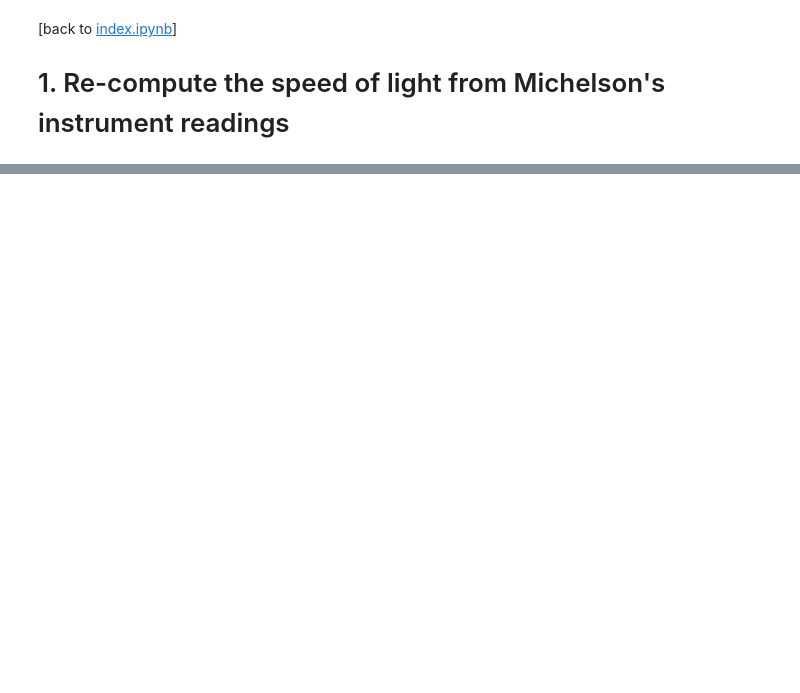
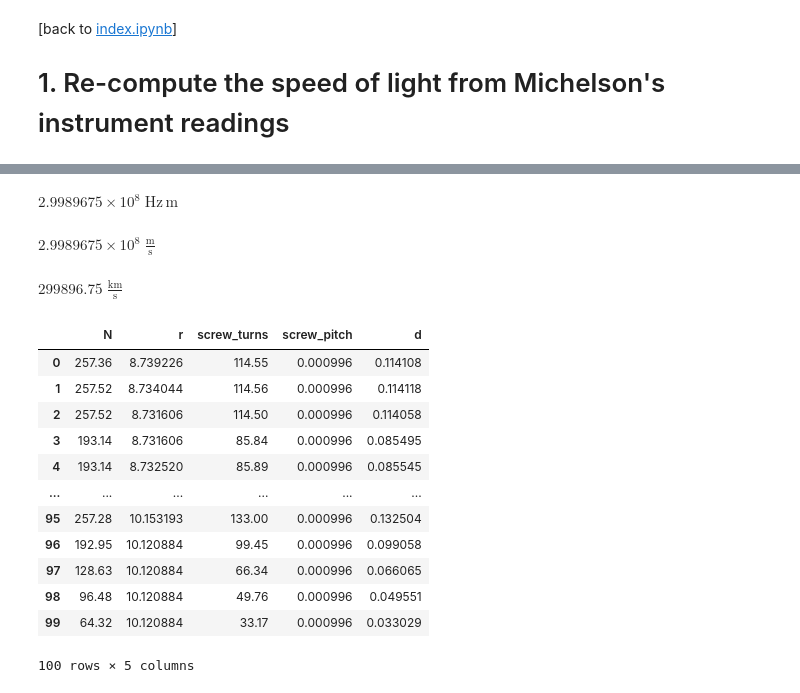
Before and after one commit to fangohr/2026-08-tutorial-entities-european-school-on-magnetism, a Jupyter notebook: notebooks/1-compute-speed-from-entities.ipynb, the cells around one changed output, grey strips where cells are left out. Cells and saved outputs as stored; diff of their text form; code cells hidden in the pictures; blank space fills up the shorter version.

Commit message:
notes as completed during interactive lecture
- minor additional comments added
- some additional tidying up

```diff
--- a/notebooks/1-compute-speed-from-entities.ipynb
+++ b/notebooks/1-compute-speed-from-entities.ipynb
@@ -30,2 +54,35 @@ D = 605.4029 * u.m
+# %%
+# We want the mean:
+c.mean()
+# %% [output]
+$2.9989675 \times 10^{8} \; \mathrm{Hz\,m}$
 # %%
+# in m/s
+c.mean().to("m/s")
 # export to pandas
+# %% [output]
+$2.9989675 \times 10^{8} \; \mathrm{\frac{m}{s}}$
+# %%
+# or km/s
+c.mean().to("km/s")
+# %% [output]
+$299896.75 \; \mathrm{\frac{km}{s}}$
+# %%
+# Note: for those knowing pandas, we can get
+# the data into a dataframe, and compute c there
+# (although not computing with units)
+data.to_dataframe()
+# %% [output]
+|  | N | r | screw_turns | screw_pitch | d |
+| 0 | 257.36 | 8.739226 | 114.55 | 0.000996 | 0.114108 |
+| 1 | 257.52 | 8.734044 | 114.56 | 0.000996 | 0.114118 |
+| 2 | 257.52 | 8.731606 | 114.50 | 0.000996 | 0.114058 |
+| 3 | 193.14 | 8.731606 | 85.84 | 0.000996 | 0.085495 |
+| 4 | 193.14 | 8.732520 | 85.89 | 0.000996 | 0.085545 |
+| ... | ... | ... | ... | ... | ... |
+| 95 | 257.28 | 10.153193 | 133.00 | 0.000996 | 0.132504 |
+| 96 | 192.95 | 10.120884 | 99.45 | 0.000996 | 0.099058 |
+| 97 | 128.63 | 10.120884 | 66.34 | 0.000996 | 0.066065 |
+| 98 | 96.48 | 10.120884 | 49.76 | 0.000996 | 0.049551 |
+| 99 | 64.32 | 10.120884 | 33.17 | 0.000996 | 0.033029 |
+100 rows × 5 columns
```
Also changed, not shown: parts of 7 cells of this notebook, 5 other files.
